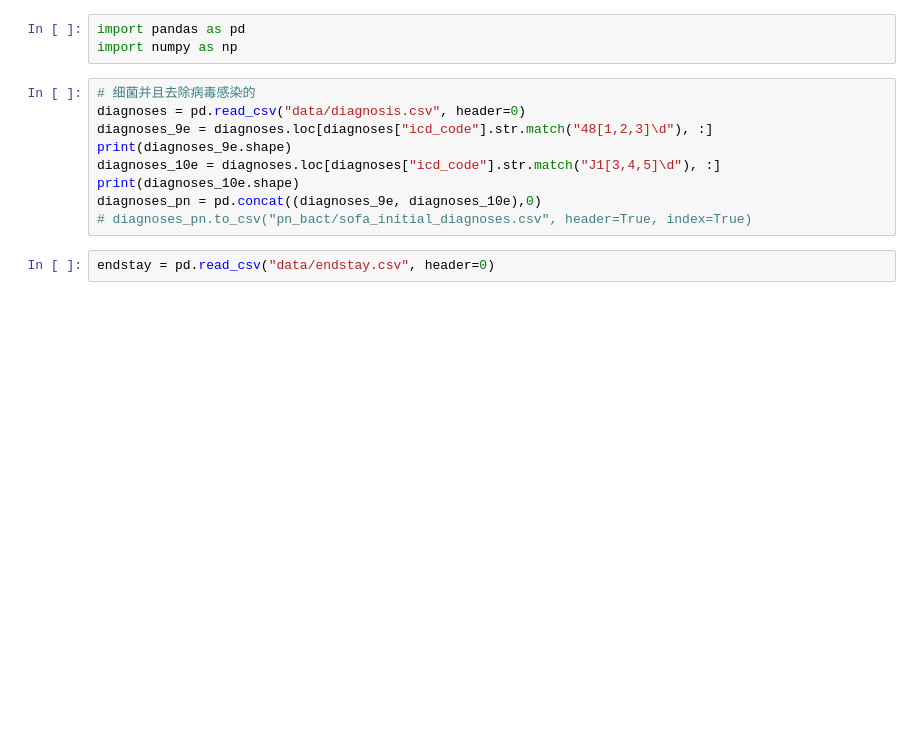
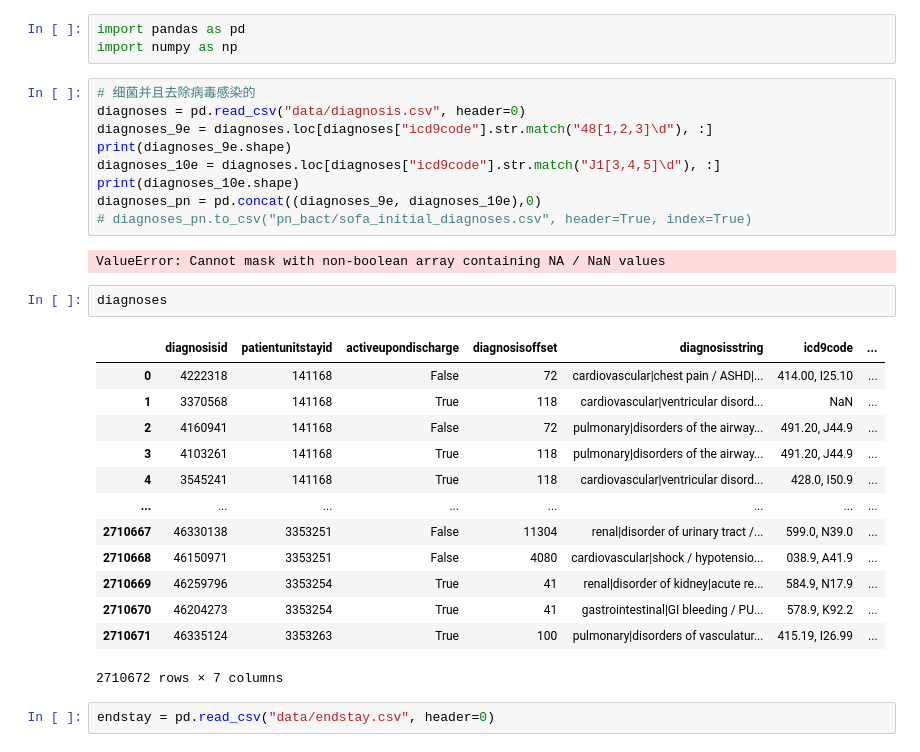
Before and after one commit to Arcade0/SOFA, a Jupyter notebook: eICU/data_extract.ipynb, the cells around one changed output. Drawn from its saved outputs; the diff is of its cells as text; blank space fills up the shorter version.

```diff
--- a/eICU/data_extract.ipynb
+++ b/eICU/data_extract.ipynb
@@ -4,12 +4,30 @@ import numpy as np
 # %%
 # 细菌并且去除病毒感染的
 diagnoses = pd.read_csv("data/diagnosis.csv", header=0)
-diagnoses_9e = diagnoses.loc[diagnoses["icd_code"].str.match("48[1,2,3]\d"), :]
+diagnoses_9e = diagnoses.loc[diagnoses["icd9code"].str.match("48[1,2,3]\d"), :]
 print(diagnoses_9e.shape)
-diagnoses_10e = diagnoses.loc[diagnoses["icd_code"].str.match("J1[3,4,5]\d"), :]
+diagnoses_10e = diagnoses.loc[diagnoses["icd9code"].str.match("J1[3,4,5]\d"), :]
 print(diagnoses_10e.shape)
 diagnoses_pn = pd.concat((diagnoses_9e, diagnoses_10e),0)
 # diagnoses_pn.to_csv("pn_bact/sofa_initial_diagnoses.csv", header=True, index=True)
+# %% [output]
+ValueError: Cannot mask with non-boolean array containing NA / NaN values
+# %%
+diagnoses
+# %% [output]
+|  | diagnosisid | patientunitstayid | activeupondischarge | diagnosisoffset | diagnosisstring | icd9code | ... |
+| 0 | 4222318 | 141168 | False | 72 | cardiovascular|chest pain / ASHD|... | 414.00, I25.10 | ... |
+| 1 | 3370568 | 141168 | True | 118 | cardiovascular|ventricular disord... | NaN | ... |
+| 2 | 4160941 | 141168 | False | 72 | pulmonary|disorders of the airway... | 491.20, J44.9 | ... |
+| 3 | 4103261 | 141168 | True | 118 | pulmonary|disorders of the airway... | 491.20, J44.9 | ... |
+| 4 | 3545241 | 141168 | True | 118 | cardiovascular|ventricular disord... | 428.0, I50.9 | ... |
+| ... | ... | ... | ... | ... | ... | ... | ... |
+| 2710667 | 46330138 | 3353251 | False | 11304 | renal|disorder of urinary tract /... | 599.0, N39.0 | ... |
+| 2710668 | 46150971 | 3353251 | False | 4080 | cardiovascular|shock / hypotensio... | 038.9, A41.9 | ... |
+| 2710669 | 46259796 | 3353254 | True | 41 | renal|disorder of kidney|acute re... | 584.9, N17.9 | ... |
+| 2710670 | 46204273 | 3353254 | True | 41 | gastrointestinal|GI bleeding / PU... | 578.9, K92.2 | ... |
+| 2710671 | 46335124 | 3353263 | True | 100 | pulmonary|disorders of vasculatur... | 415.19, I26.99 | ... |
+2710672 rows × 7 columns
 # %%
 endstay = pd.read_csv("data/endstay.csv", header=0)
 # %%
```
Also changed, not shown: 28 other files.
